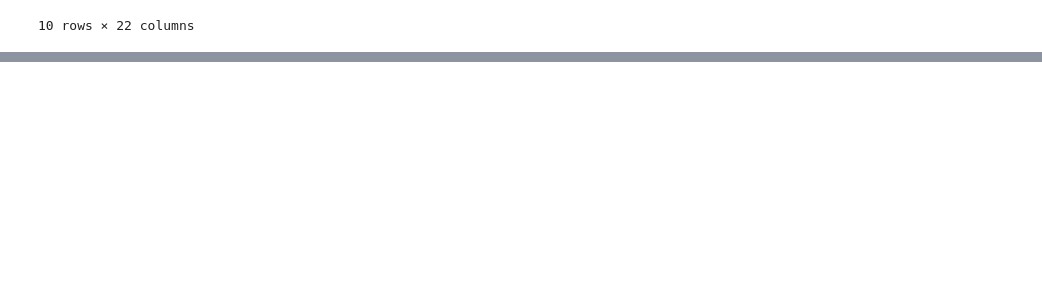
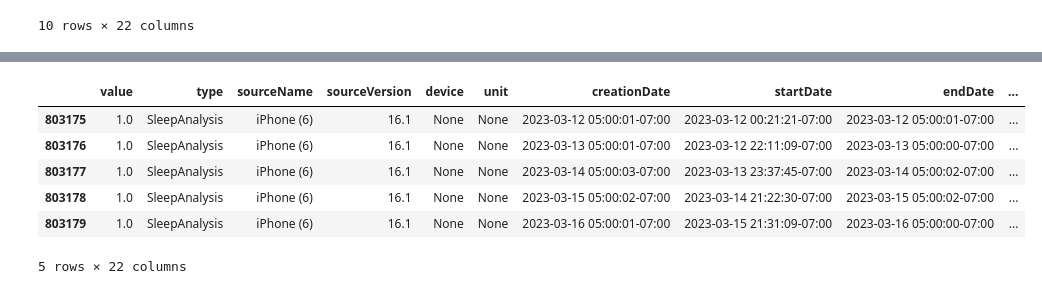
Before and after one commit to jonathjd/HRV-Calculator, a Jupyter notebook: notebooks/1.0-jd-data-cleaning.ipynb, the cells around one changed output, grey strips where cells are left out. Drawn from its saved outputs; the diff is of its cells as text; code cells hidden in the pictures; blank space fills up the shorter version.

```diff
--- a/notebooks/1.0-jd-data-cleaning.ipynb
+++ b/notebooks/1.0-jd-data-cleaning.ipynb
@@ -138,0 +163,10 @@ df_cleaned[df_cleaned['type'] == 'HeartRateRecoveryOneMinute' ]
+# %%
+df_cleaned[df_cleaned['type'] == 'SleepAnalysis' ].tail()
+# %% [output]
+|  | value | type | sourceName | sourceVersion | device | unit | creationDate | startDate | endDate | ... |
+| 803175 | 1.0 | SleepAnalysis | iPhone (6) | 16.1 | None | None | 2023-03-12 05:00:01-07:00 | 2023-03-12 00:21:21-07:00 | 2023-03-12 05:00:01-07:00 | ... |
+| 803176 | 1.0 | SleepAnalysis | iPhone (6) | 16.1 | None | None | 2023-03-13 05:00:01-07:00 | 2023-03-12 22:11:09-07:00 | 2023-03-13 05:00:00-07:00 | ... |
+| 803177 | 1.0 | SleepAnalysis | iPhone (6) | 16.1 | None | None | 2023-03-14 05:00:03-07:00 | 2023-03-13 23:37:45-07:00 | 2023-03-14 05:00:02-07:00 | ... |
+| 803178 | 1.0 | SleepAnalysis | iPhone (6) | 16.1 | None | None | 2023-03-15 05:00:02-07:00 | 2023-03-14 21:22:30-07:00 | 2023-03-15 05:00:02-07:00 | ... |
+| 803179 | 1.0 | SleepAnalysis | iPhone (6) | 16.1 | None | None | 2023-03-16 05:00:01-07:00 | 2023-03-15 21:31:09-07:00 | 2023-03-16 05:00:00-07:00 | ... |
+5 rows × 22 columns
```
Also changed, not shown: parts of 7 cells of this notebook.
